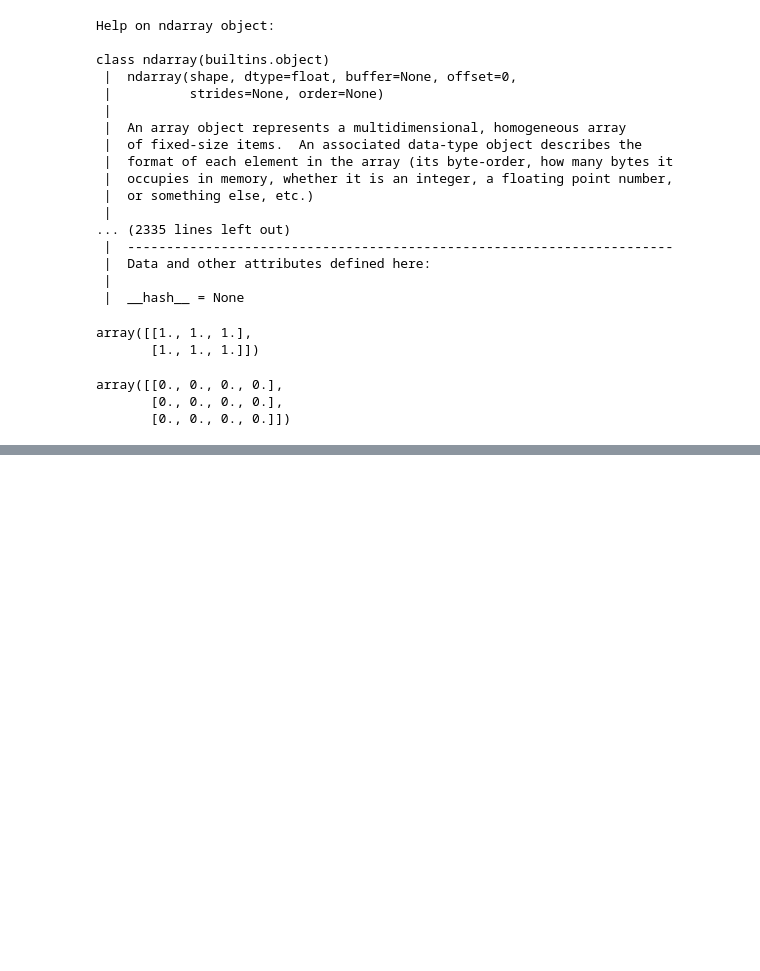
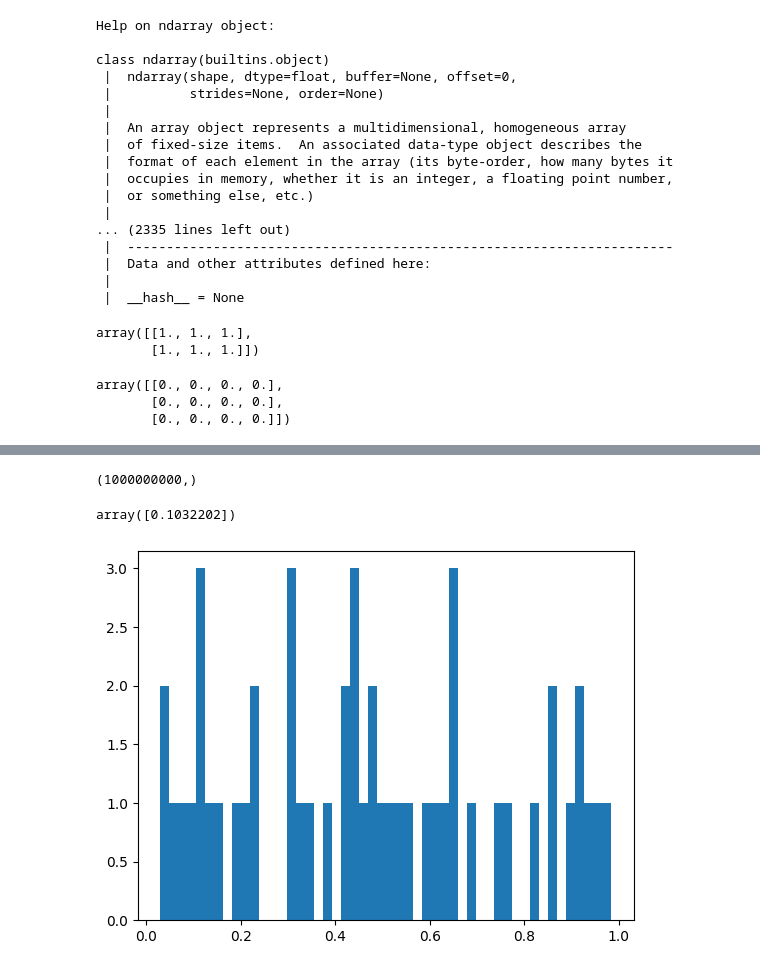
Before and after one commit to abasu1996/intelligentMe, a Jupyter notebook: deeplearning/brainnumpy.ipynb, the cells around one changed output, grey strips where cells are left out. Cells and saved outputs as stored; diff of their text form; code cells hidden in the pictures; blank space fills up the shorter version.

```diff
--- a/deeplearning/brainnumpy.ipynb
+++ b/deeplearning/brainnumpy.ipynb
@@ -140,0 +376,3 @@ array([[0., 0., 0., 0.],
+# %%
+big_array = np.random.random(1000000000)
+big_array[:10]
@@ -140,0 +545,15 @@ array([[0., 0., 0., 0.],
+# %%
+big_array.shape
+# %% [output]
+(1000000000,)
+# %%
+big_array[:1]
+# %% [output]
+array([0.1032202])
+# %%
+%matplotlib inline
+import matplotlib.pyplot as plt
+plt.hist(big_array[:50], bins=50)
+plt.show()
+# %% [output]
+[figure, added]
```
Also changed, not shown: parts of 38 cells of this notebook, 1 other file.
